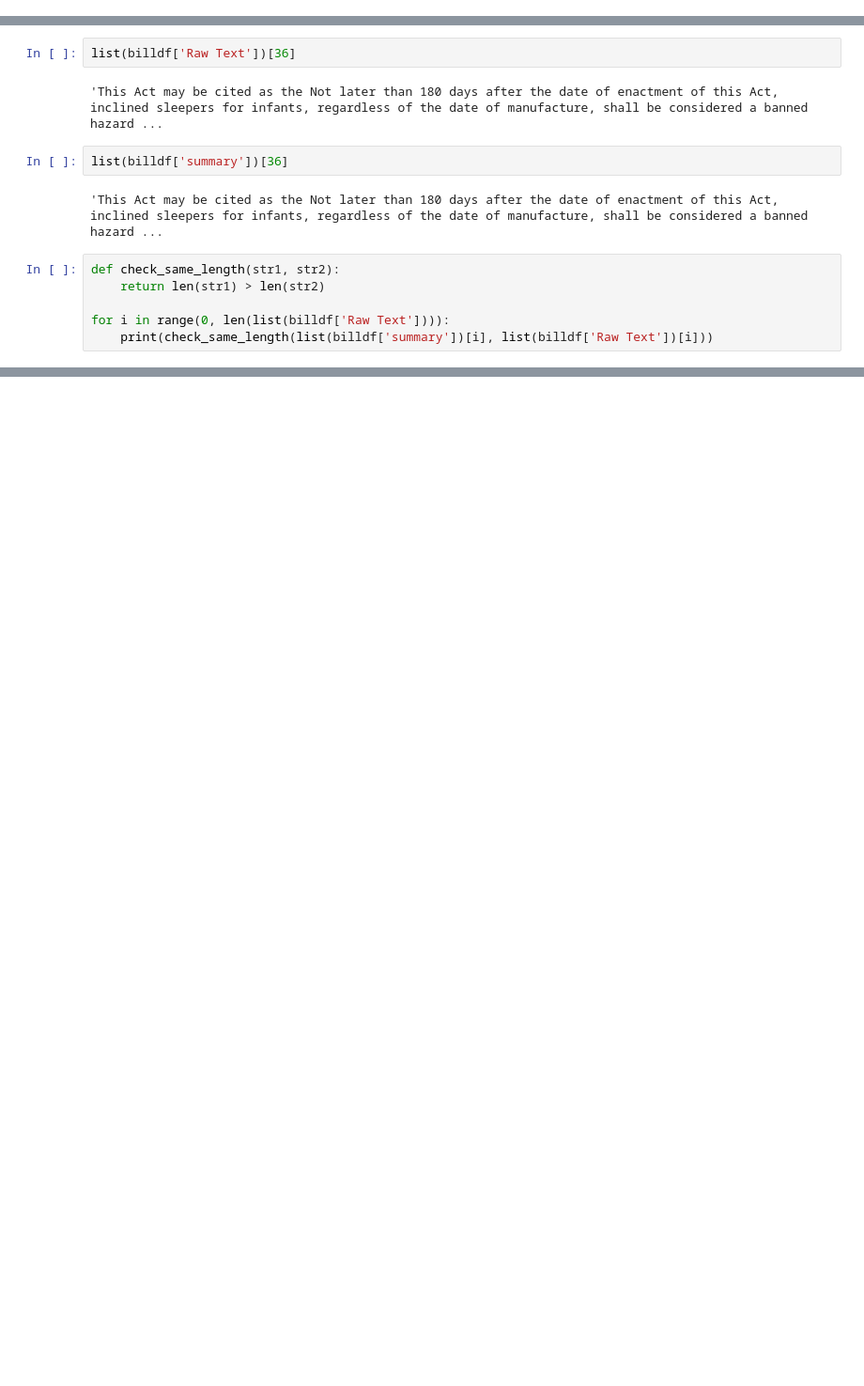
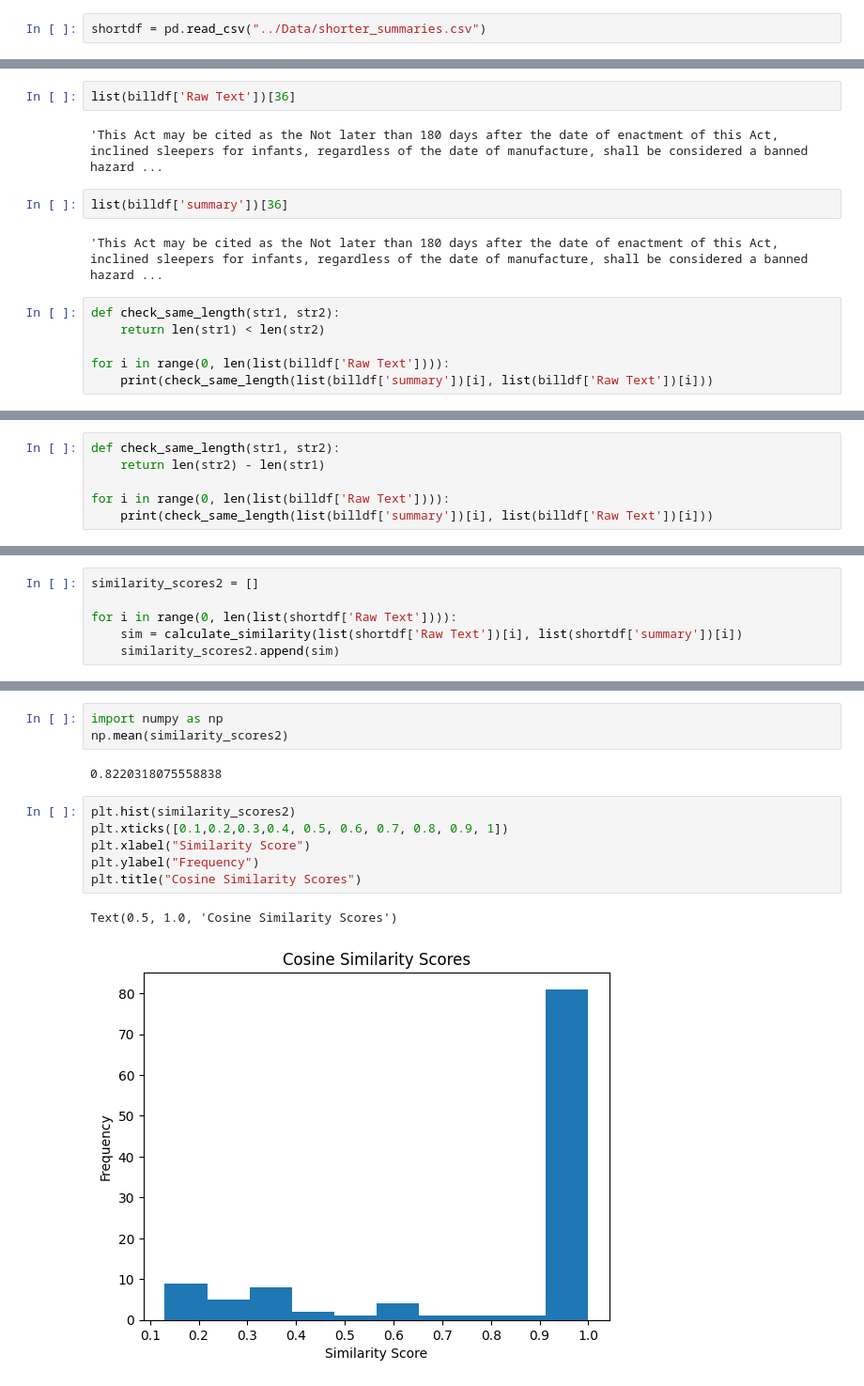
Before and after one commit to daliahabiby/NLP-Text-Summarization-of-Legislation, a Jupyter notebook: Code/Cosine Similarity.ipynb, the cells around one changed output, grey strips where cells are left out. Shown at 94% size. Drawn from its saved outputs; the diff is of its cells as text; blank space fills up the shorter version.

Commit message:
more cosine similarity and readability scores

```diff
--- a/Code/Cosine Similarity.ipynb
+++ b/Code/Cosine Similarity.ipynb
@@ -2,6 +2,8 @@
 import pandas as pd
 
 billdf = pd.read_csv("../Data/summarized_bills.csv")
+# %%
+shortdf = pd.read_csv("../Data/shorter_summaries.csv")
 # %%
 billdf
 # %% [output]
@@ -162,7 +186,7 @@ list(billdf['summary'])[36]
 'This Act may be cited as the Not later than 180 days after the date of enactment of this Act, inclined sleepers for infants, regardless of the date of manufacture, shall be considered a banned hazard ...
 # %%
 def check_same_length(str1, str2):
-    return len(str1) > len(str2)
+    return len(str1) < len(str2)
 
 for i in range(0, len(list(billdf['Raw Text']))):
     print(check_same_length(list(billdf['summary'])[i], list(billdf['Raw Text'])[i]))
@@ -186,0 +211,6 @@ False
+# %%
+def check_same_length(str1, str2):
+    return len(str2) - len(str1)
+
+for i in range(0, len(list(billdf['Raw Text']))):
+    print(check_same_length(list(billdf['summary'])[i], list(billdf['Raw Text'])[i]))
@@ -194,0 +254,6 @@ len(list(billdf['Raw Text'])[1])
+# %%
+similarity_scores2 = []
+
+for i in range(0, len(list(shortdf['Raw Text']))):
+    sim = calculate_similarity(list(shortdf['Raw Text'])[i], list(shortdf['summary'])[i])
+    similarity_scores2.append(sim)
@@ -194,0 +280,14 @@ len(list(billdf['Raw Text'])[1])
+# %%
+import numpy as np
+np.mean(similarity_scores2)
+# %% [output]
+0.8220318075558838
+# %%
+plt.hist(similarity_scores2)
+plt.xticks([0.1,0.2,0.3,0.4, 0.5, 0.6, 0.7, 0.8, 0.9, 1])
+plt.xlabel("Similarity Score")
+plt.ylabel("Frequency")
+plt.title("Cosine Similarity Scores")
+# %% [output]
+Text(0.5, 1.0, 'Cosine Similarity Scores')
+[figure, added]
```
Also changed, not shown: parts of 16 cells of this notebook, 1 other file.
